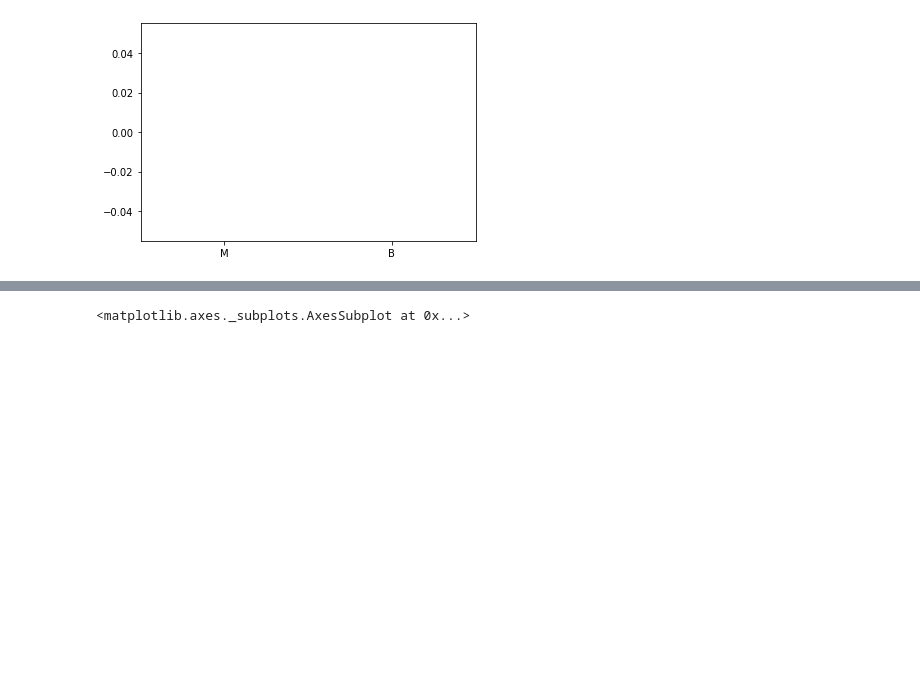
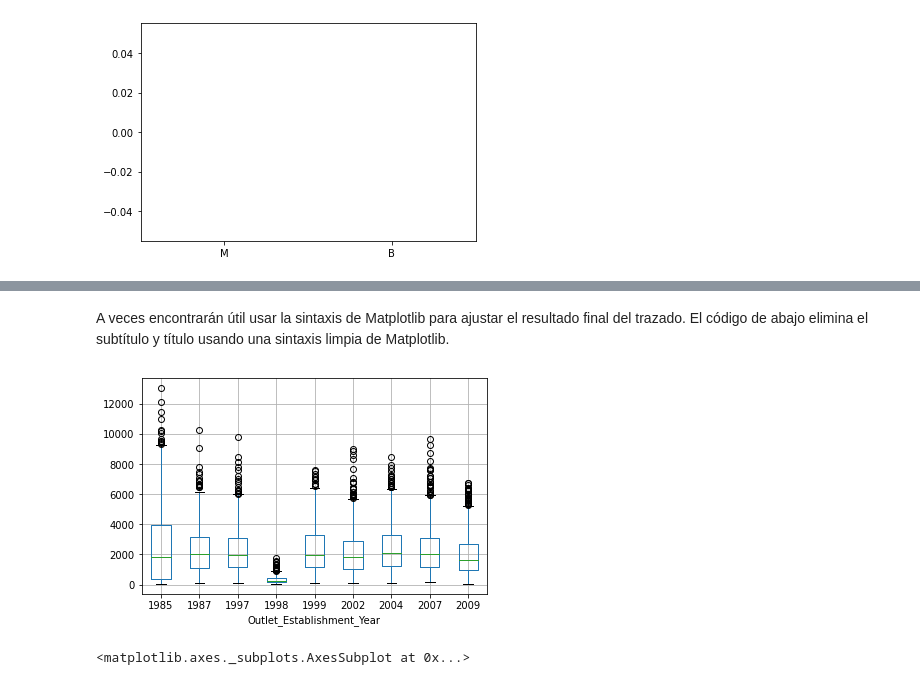
Before and after one commit to cristiank1038/predicciones-ventas-alimenticias, a Jupyter notebook: Actividad_sales_predictions.ipynb, the cells around one changed output, grey strips where cells are left out. Drawn from its saved outputs; the diff is of its cells as text; code cells hidden in the pictures; blank space fills up the shorter version.

```diff
--- a/Actividad_sales_predictions.ipynb
+++ b/Actividad_sales_predictions.ipynb
@@ -300,3 +317,12 @@ plt.boxplot([malignant,benign], labels=['M', 'B']);
+# %% [markdown]
+A veces encontrarán útil usar la sintaxis de Matplotlib para ajustar el resultado final del trazado. El código de abajo elimina el subtítulo y título usando una sintaxis limpia de Matplotlib.
+# %%
+# Same plot but without the area_mean subtitle and title
+df.boxplot(column = 'Item_Outlet_Sales', by = 'Outlet_Establishment_Year');
+plt.title('');
+plt.suptitle('');
+# %% [output]
+[figure, added]
 # %%
 sns.boxplot(x='Outlet_Identifier', y='Item_MRP', data=df)
 # %% [output]
```
Also changed, not shown: parts of 5 cells of this notebook.
